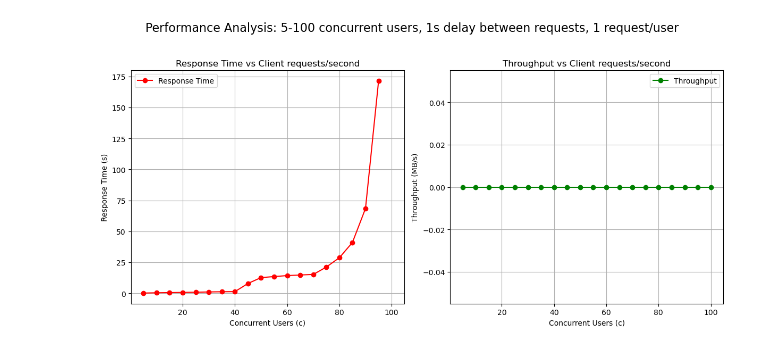
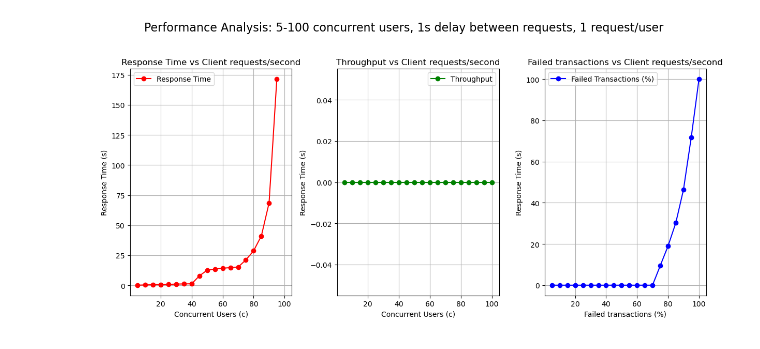
Before and after one commit to bookpanda/2110524-CLOUD-COMP-TECH, a Jupyter notebook: activity/week3/plot.ipynb, the cells around one changed output. Drawn from its saved outputs; the diff is of its cells as text; code cells hidden in the pictures.

```diff
--- a/activity/week3/plot.ipynb
+++ b/activity/week3/plot.ipynb
@@ -4,35 +5,46 @@ from parse_logs import parse_siege_logs, read_log_file
+# %%
+def plot_results(results: List, title: str):
+    c_values = [res['c'] for res in results]
+    response_times = [res['response_time'] for res in results]
+    throughputs = [res['throughput'] for res in results]
+    percent_failed_transactions = [res['failed_transactions'] * 100/(res['transactions']+res['failed_transactions']) for res in results]
+
+    fig, (ax1, ax2, ax3) = plt.subplots(1, 3, figsize=(12, 6), sharex=True)
+
+    # Plot response time on the left
+    ax1.plot(c_values, response_times, 'r-o', label='Response Time')
+    ax1.set_title('Response Time vs Client requests/second')
+    ax1.set_xlabel('Concurrent Users (c)')
+    ax1.set_ylabel('Response Time (s)')
+    ax1.legend()
+    ax1.grid()
+
+    # Plot throughput in the middle
+    ax2.plot(c_values, throughputs, 'g-o', label='Throughput')
+    ax2.set_title('Throughput vs Client requests/second')
+    ax2.set_xlabel('Concurrent Users (c)')
+    ax2.set_ylabel('Response Time (s)')
+    ax2.legend()
+    ax2.grid()
+
+    # Plot throughput on the right
+    ax3.plot(c_values, percent_failed_transactions, 'b-o', label='Failed Transactions (%)')
+    ax3.set_title('Failed transactions vs Client requests/second')
+    ax3.set_xlabel('Failed transactions (%)')
+    ax3.set_ylabel('Response Time (s)')
+    ax3.legend()
+    ax3.grid()
+
+    fig.suptitle(title, fontsize=16)
+    plt.tight_layout(rect=[0, 0, 1, 0.95])
+    plt.show()
 # %%
 log_file_path = './logs-paas/siege-d1-r1.log'
 log_data = read_log_file(log_file_path)
 results = parse_siege_logs(log_data)
+plot_results(results, 'Performance Analysis: 5-100 concurrent users, 1s delay between requests, 1 request/user')
+# %% [output]
+[figure, added]
-# %%
-c_values = [res['c'] for res in results]
-response_times = [res['response_time'] for res in results]
-throughputs = [res['throughput'] for res in results]
-
-fig, (ax1, ax2) = plt.subplots(1, 2, figsize=(12, 6), sharex=True)
-
-# Plot response time on the left
-ax1.plot(c_values, response_times, 'r-o', label='Response Time')
-ax1.set_title('Response Time vs Client requests/second')
-ax1.set_xlabel('Concurrent Users (c)')
-ax1.set_ylabel('Response Time (s)')
-ax1.legend()
-ax1.grid()
-
-# Plot throughput on the right
-ax2.plot(c_values, throughputs, 'g-o', label='Throughput')
-ax2.set_title('Throughput vs Client requests/second')
-ax2.set_xlabel('Concurrent Users (c)')
-ax2.set_ylabel('Throughput (MB/s)')
-ax2.legend()
-ax2.grid()
-
-fig.suptitle('Performance Analysis: 5-100 concurrent users, 1s delay between requests, 1 request/user', fontsize=16)
-plt.tight_layout(rect=[0, 0, 1, 0.95])
-plt.show()
-# %% [output]
-[figure, removed]
 # %%
 log_file_path = './logs-paas/with-credit/siege-d1-r5.log'
 log_data = read_log_file(log_file_path)
```
Also changed, not shown: parts of 5 cells of this notebook, 1 other file.
